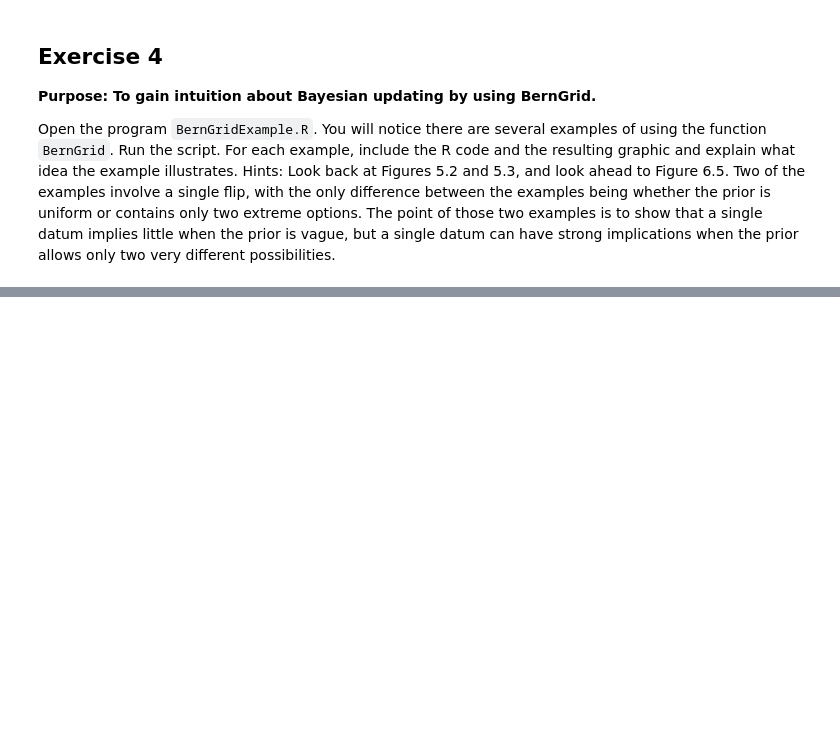
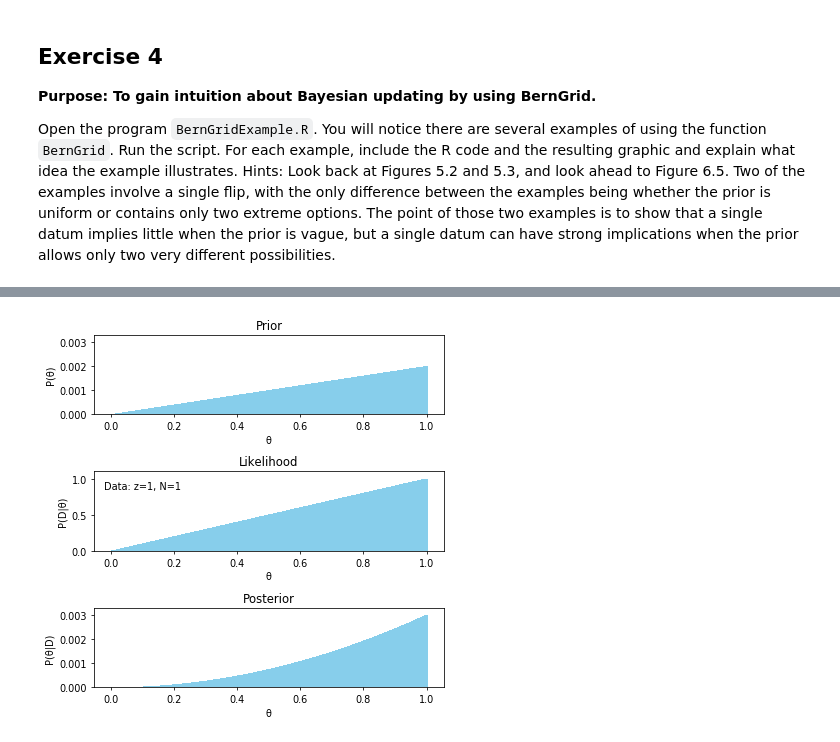
Before and after one commit to Giuco/bayesian-data-analyis-kruschke, a Jupyter notebook: Chapter 5 - Exercises.ipynb, the cells around one changed output, grey strips where cells are left out. Saved outputs shown, nothing was run; the diff lists cells and outputs as text; code cells hidden in the pictures; blank space fills up the shorter version.

```diff
--- a/Chapter 5 - Exercises.ipynb
+++ b/Chapter 5 - Exercises.ipynb
@@ -148,0 +170,11 @@ plot_bern_grid(theta, p_theta, data)
+# %%
+theta = np.linspace(0, 1, 1001)         # Fine teeth for Theta.
+p_theta = np.arange(0, len(theta))      # Uniform (horizontal) shape for pTheta.
+p_theta = normalize(p_theta)            # Make pTheta sum to 1.0
+data = np.array([1])                    # Single flip with 1 head
+
+plot_bern_grid(theta, p_theta, data)
+
+# Posterior looks like likelihood when prior is uniform; also builds intuition about what the Bernoulli likelihood function looks like.
+# %% [output]
+[figure, added]
```
Also changed, not shown: parts of 26 cells of this notebook, 1 other file.
